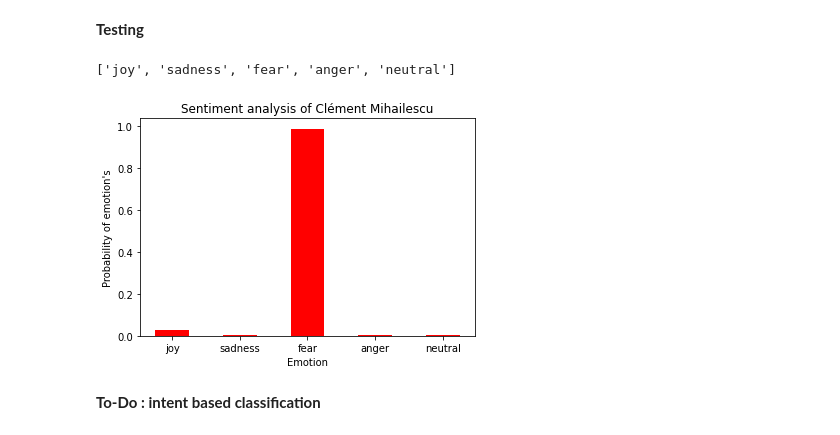
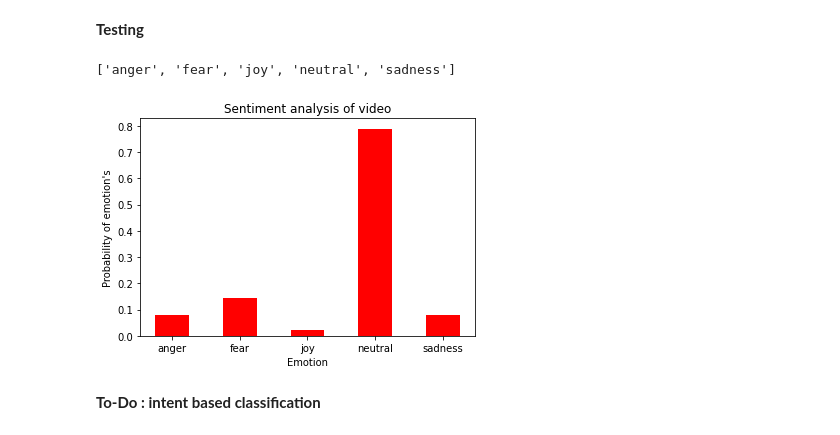
Before and after one commit to dineshssdn-867/Sentiment-analysis-of-youtubers, a Jupyter notebook: MAIN_NLP.ipynb, the cells around one changed output. Drawn from its saved outputs; the diff is of its cells as text; code cells hidden in the pictures.

```diff
--- a/MAIN_NLP.ipynb
+++ b/MAIN_NLP.ipynb
@@ -187,5 +215,5 @@ done.
 # %%
-learner_1 = ktrain.get_learner(model, train_data=(x_train, y_train),
+learner = ktrain.get_learner(model, train_data=(x_train, y_train),
                              val_data=(x_test, y_test),
                              batch_size=6) # we instantiate a Learner object
 # %% [markdown]
@@ -193,5 +221,5 @@ learner_1 = ktrain.get_learner(model, train_data=(x_train, y_train),
 # %%
 learner.lr_plot() # to visually inspect the loss plot to help identify the maximal learning rate associated with falling loss.
 # %%
-learner.fit_onecycle(1e-5, 3) # training the model with proper learning rate and epoch
+learner.fit_onecycle(1e-6, 7) # training the model with proper learning rate and epoch
 # %% [output]
@@ -213,35 +249,38 @@ learner.validate(val_data=(x_test, y_test), class_names=class_names) # validatin
 predictor = ktrain.get_predictor(learner.model, preproc) #Let's predict the sentiment using our trained model. The preproc object (returned by texts_from_array) is important here, as it is used to preprocess data in a way our model expects.
 predictor.get_classes() # getting the categorical classes
 # %% [output]
-['joy', 'sadness', 'fear', 'anger', 'neutral']
+['anger', 'fear', 'joy', 'neutral', 'sadness']
 # %%
 import matplotlib.pyplot as plt
 
 predicitions = predictor.predict(texts) # tesing it for youtube subitiles obtained from API services
 
 x = []
 y = []
 
 for predicition in predicitions: # appending different probabilities of predicitions in x and y
   x.append(predicition[0])
   y.append(predicition[1])
 
 plt.bar(x, y, tick_label = x,
         width = 0.5, color = ['red'])
 
 # x-axis label
 plt.xlabel('Emotion')
 # probability label
 plt.ylabel("Probability of emotion's")
 # plot title
-plt.title('Sentiment analysis of '+channel_name)
+if choice==2:
+  plt.title('Sentiment analysis of '+channel_name)
+else:
+  plt.title('Sentiment analysis of video')
 
 
 
 # function to show the plot
 plt.show()
 # %% [output]
-[figure, old version]
+[figure, new version]
 # %% [markdown]
 **To-Do :  intent based classification**
 # %%
```
Also changed, not shown: parts of 8 cells of this notebook.
